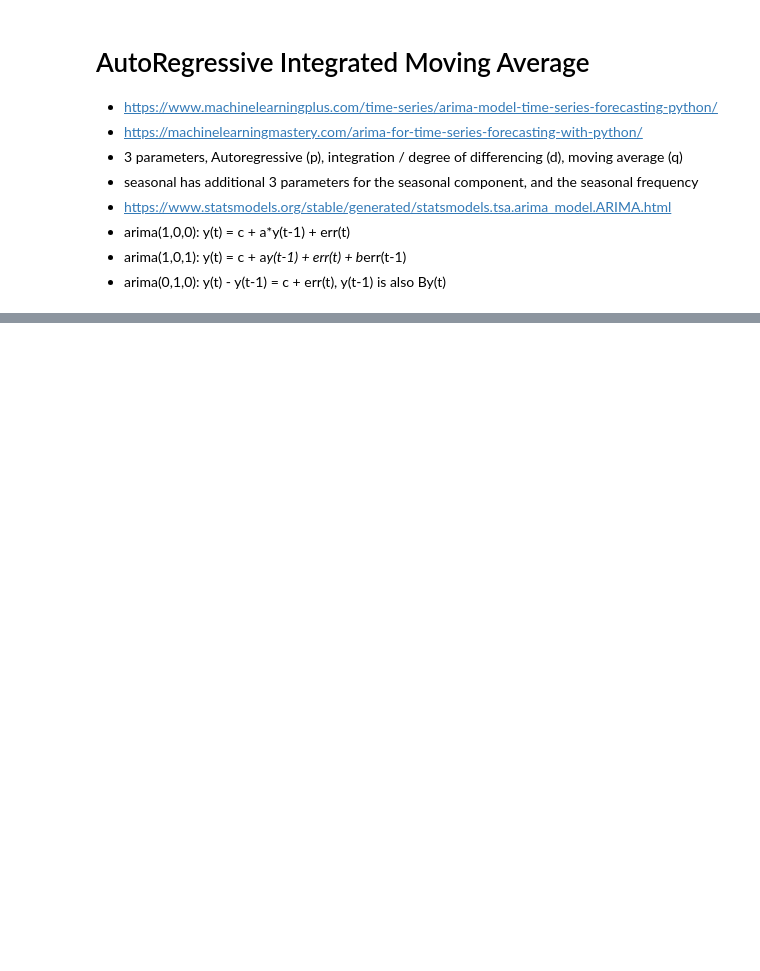
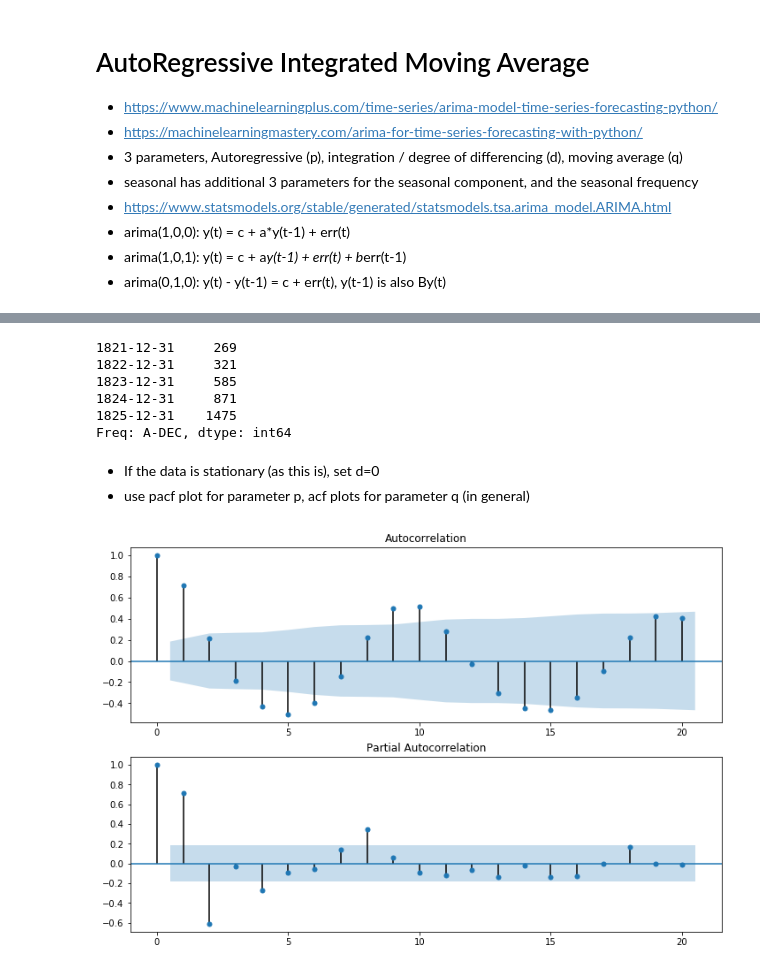
Before and after one commit to darrahts/timeSeriesAnalysis, a Jupyter notebook: arima.ipynb, the cells around one changed output, grey strips where cells are left out. Cells and saved outputs as stored; diff of their text form; code cells hidden in the pictures; blank space fills up the shorter version.

```diff
--- a/arima.ipynb
+++ b/arima.ipynb
@@ -10,0 +17,3 @@
+# %%
+lynx_df = pd.read_csv('datasets/lynx_data.csv', header=0, names=['year', 'trappings'], index_col=0)
+lynx_df.head()
@@ -10,0 +28,17 @@
+# %%
+lynx_ts = pd.Series(lynx_df['trappings'].values, index=pd.date_range('1821', periods=114, freq='A-DEC'))
+lynx_ts.head()
+# %% [output]
+1821-12-31     269
+1822-12-31     321
+1823-12-31     585
+1824-12-31     871
+1825-12-31    1475
+Freq: A-DEC, dtype: int64
+# %% [markdown]
+- If the data is stationary (as this is), set d=0
+- use pacf plot for parameter p, acf plots for parameter q (in general)
+# %%
+plot_autocorrelation(lynx_ts, 20)
+# %% [output]
+[figure, added]
```
Also changed, not shown: parts of 6 cells of this notebook.
